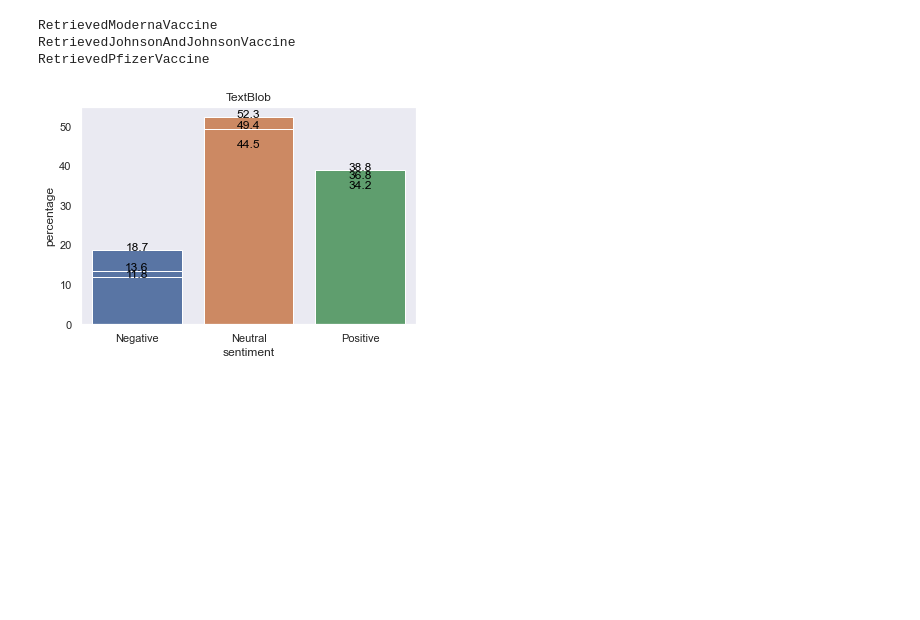
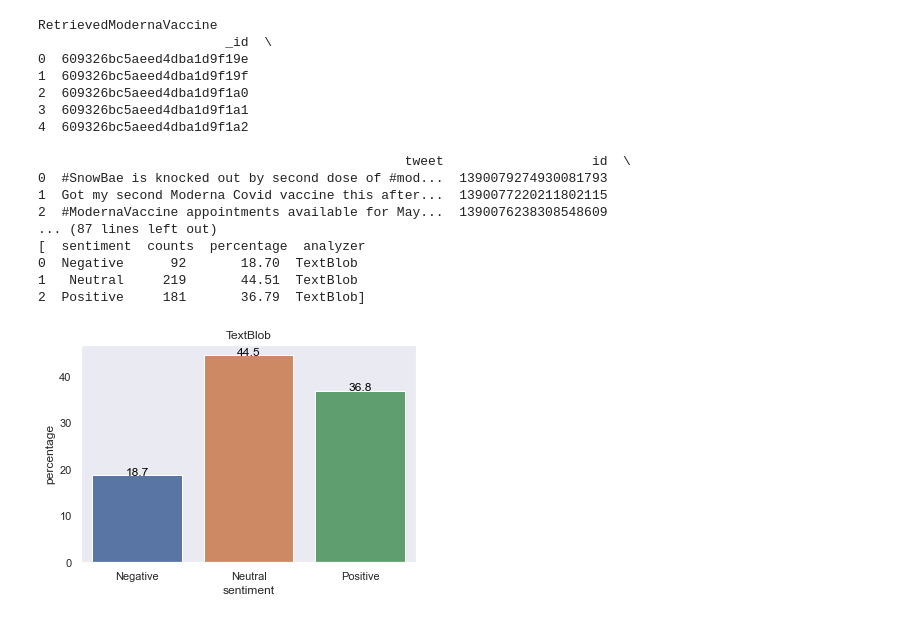
Before and after one commit to NavyaKiran/sentiment-analysis, a Jupyter notebook: test.ipynb, the cells around one changed output. Cells and saved outputs as stored; diff of their text form; code cells hidden in the pictures; blank space fills up the shorter version.

```diff
--- a/test.ipynb
+++ b/test.ipynb
@@ -229,9 +229,9 @@ def get_value_counts(col_name, analyzer_name, tweets_df):
 def main():
     try:
 
-        topics = ["ModernaVaccine","JohnsonAndJohnsonVaccine", "PfizerVaccine"]
+        # topics = ["ModernaVaccine","JohnsonAndJohnsonVaccine", "PfizerVaccine"]
         # topics = ["vaccinated"]
-        # topics = ["ModernaVaccine"]
+        topics = ["ModernaVaccine"]
         final = []
         for topic in topics:
             # query_tweet("#"+ topic+" -RT AND lang:en", 10000, topic)
@@ -240,14 +240,14 @@ def main():
             result_from_db = get_docs(topic)
             result = pandas.DataFrame(result_from_db)
             result.sort_values(by="created_at")
-            # print(result.head(n=5))
+            print(result.head(n=5))
             result_copy = result.copy()
             result_copy['tweet_cleaned'] = result_copy['tweet'].apply(lambda x: p.clean(x))
             # print(result.head(n=5))
-            # print(result_copy.head(n=5))
-            # print(len(result_copy))
+            print(result_copy.head(n=5))
+            print(len(result_copy))
             result_copy.drop_duplicates(subset='tweet_cleaned', keep='first', inplace=True)
-            # print(len(result_copy))
+            print(len(result_copy))
 
             # remove punctuations
             result_copy['tweet_cleaned'] = result_copy['tweet_cleaned'].apply(lambda x: remove_punctuations(x))
@@ -257,44 +257,57 @@ def main():
             result_copy['tweet_cleaned'].replace('', np.nan, inplace=True)
             result_copy['tweet_cleaned'].replace(' ', np.nan, inplace=True)
             result_copy.dropna(subset=['tweet_cleaned'], inplace=True)
-            # print(len(result_copy))
+            print(len(result_copy))
             # print(result_copy.head(n=5))
 
             result_copy = result_copy.reset_index(drop=True)
-            # print(result_copy.sample(5))
+            print(result_copy.sample(5))
 
 
             #sentiment analysis
             # Obtain polarity scores generated by TextBlob
             result_copy['textblob_score'] = result_copy['tweet_cleaned'].apply(lambda x: TextBlob(x).sentiment.polarity)
             # neutral_thresh = 0.05
 
             # Convert polarity score into sentiment categories
             result_copy['textblob_sentiment'] = result_copy['textblob_score'].apply(lambda c: 'Positive' if c >= 0.05 else ('Negative' if c <= -(0.05) else 'Neutral'))
             # print(result_copy['textblob_sentiment'].describe())
 
             textblob_sentiment_df = get_value_counts('textblob_sentiment','TextBlob', result_copy)
             # print(textblob_sentiment_df)
 
             final.append(textblob_sentiment_df)
+        print(final)
 
-            sns.set_theme(style="dark")
-            ax = sns.barplot(x="sentiment", y="percentage", data=textblob_sentiment_df)
-            ax.set_title('TextBlob')
+        sns.set_theme(style="dark")
+        ax = sns.barplot(x="sentiment", y="percentage", data=textblob_sentiment_df)
+        ax.set_title('TextBlob')
 
-            for index, row in textblob_sentiment_df.iterrows():
+        for textblob_sentiment_df1 in final:
+            for index, row in textblob_sentiment_df1.iterrows():
                 ax.text(row.name,row.percentage, round(row.percentage,1), color='black', ha="center")
-
-        # print(final)
-
 
     except Exception as e:
         print(e)
 
 if __name__ == '__main__':
     main()
 # %% [output]
 RetrievedModernaVaccine
-RetrievedJohnsonAndJohnsonVaccine
-RetrievedPfizerVaccine
+                        _id  \
+0  609326bc5aeed4dba1d9f19e
+1  609326bc5aeed4dba1d9f19f
+2  609326bc5aeed4dba1d9f1a0
+3  609326bc5aeed4dba1d9f1a1
+4  609326bc5aeed4dba1d9f1a2
+
+                                               tweet                   id  \
+0  #SnowBae is knocked out by second dose of #mod...  1390079274930081793
+1  Got my second Moderna Covid vaccine this after...  1390077220211802115
+2  #ModernaVaccine appointments available for May...  1390076238308548609
+... (87 lines left out)
+[  sentiment  counts  percentage  analyzer
+0  Negative      92       18.70  TextBlob
+1   Neutral     219       44.51  TextBlob
+2  Positive     181       36.79  TextBlob]
-[figure, old version]
+[figure, new version]
```
